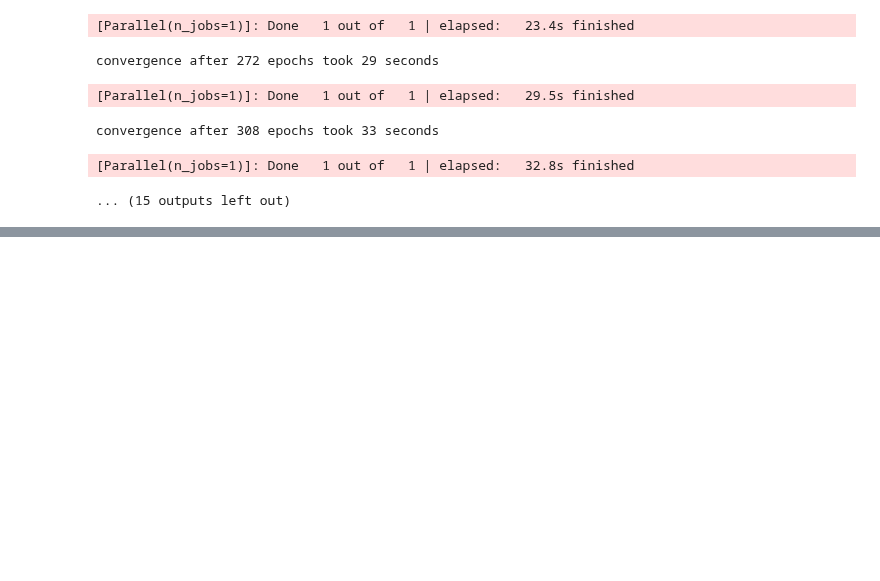
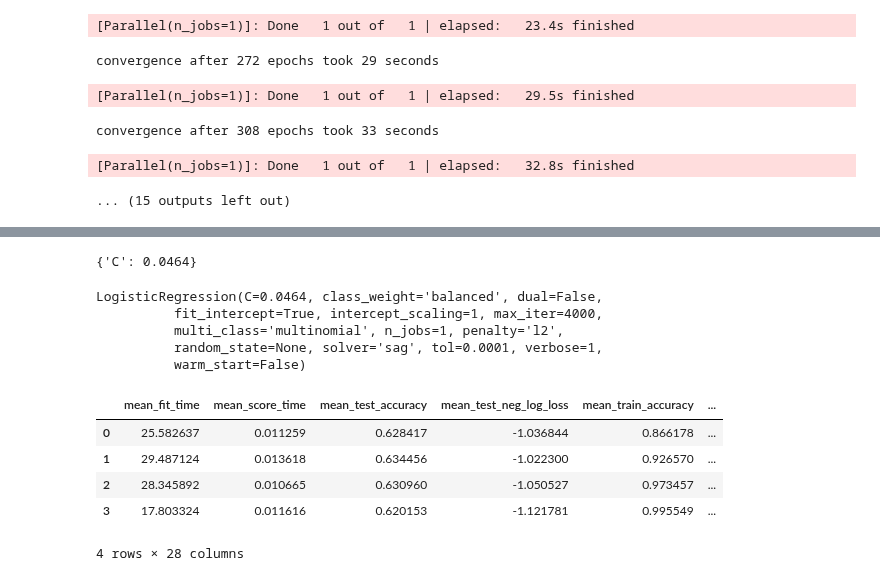
Before and after one commit to NathanielBlairStahn/tree-logic, a Jupyter notebook: notebooks/20180517_more_species/logistic_and_gb_7species.ipynb, the cells around one changed output, grey strips where cells are left out. Saved outputs shown, nothing was run; the diff lists cells and outputs as text; code cells hidden in the pictures; blank space fills up the shorter version.

```diff
--- a/notebooks/20180517_more_species/logistic_and_gb_7species.ipynb
+++ b/notebooks/20180517_more_species/logistic_and_gb_7species.ipynb
@@ -172,0 +240,21 @@ convergence after 308 epochs took 33 seconds
+# %%
+gridsearch.best_params_
+# %% [output]
+{'C': 0.0464}
+# %%
+gridsearch.best_estimator_
+# %% [output]
+LogisticRegression(C=0.0464, class_weight='balanced', dual=False,
+          fit_intercept=True, intercept_scaling=1, max_iter=4000,
+          multi_class='multinomial', n_jobs=1, penalty='l2',
+          random_state=None, solver='sag', tol=0.0001, verbose=1,
+          warm_start=False)
+# %%
+pd.DataFrame(gridsearch.cv_results_)
+# %% [output]
+|  | mean_fit_time | mean_score_time | mean_test_accuracy | mean_test_neg_log_loss | mean_train_accuracy | ... |
+| 0 | 25.582637 | 0.011259 | 0.628417 | -1.036844 | 0.866178 | ... |
+| 1 | 29.487124 | 0.013618 | 0.634456 | -1.022300 | 0.926570 | ... |
+| 2 | 28.345892 | 0.010665 | 0.630960 | -1.050527 | 0.973457 | ... |
+| 3 | 17.803324 | 0.011616 | 0.620153 | -1.121781 | 0.995549 | ... |
+4 rows × 28 columns
```
Also changed, not shown: parts of 17 cells of this notebook, 2 other files.
